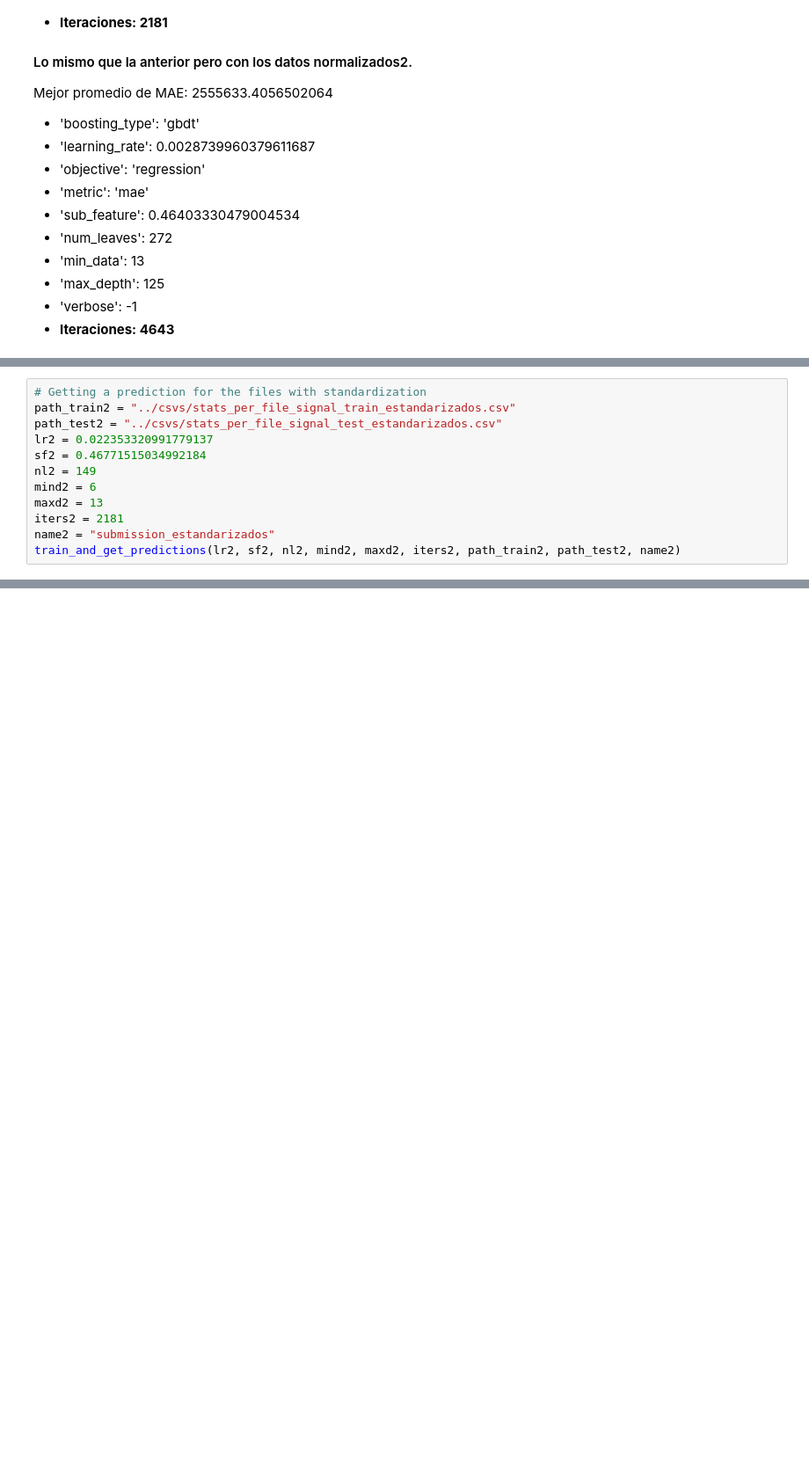
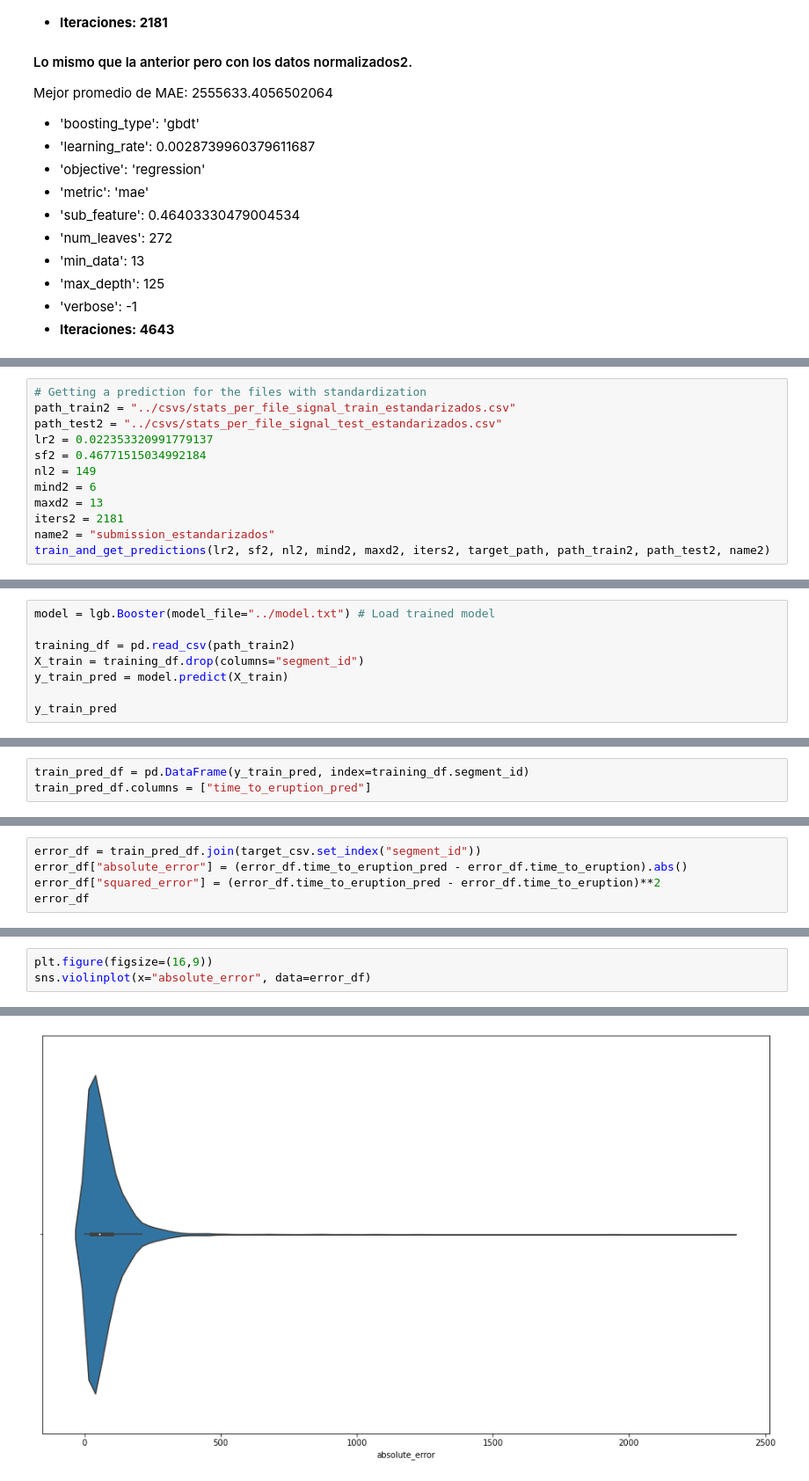
Before and after one commit to DanteBM/PronosticoErupciones, a Jupyter notebook: notebooks/NotebookMaestro.ipynb, the cells around one changed output, grey strips where cells are left out. Shown at 88% size. Drawn from its saved outputs; the diff is of its cells as text; blank space fills up the shorter version.

Commit message:
Notebook maestro a espera de train test split

```diff
--- a/notebooks/NotebookMaestro.ipynb
+++ b/notebooks/NotebookMaestro.ipynb
@@ -1208,4 +1223,4 @@ mind2 = 6
 maxd2 = 13
 iters2 = 2181
 name2 = "submission_estandarizados"
-train_and_get_predictions(lr2, sf2, nl2, mind2, maxd2, iters2, path_train2, path_test2, name2)
+train_and_get_predictions(lr2, sf2, nl2, mind2, maxd2, iters2, target_path, path_train2, path_test2, name2)
@@ -1227,0 +1243,8 @@ train_and_get_predictions(lr3, sf3, nl3, mind3, maxd3, iters3, path_train3, path
+# %%
+model = lgb.Booster(model_file="../model.txt") # Load trained model
+
+training_df = pd.read_csv(path_train2)
+X_train = training_df.drop(columns="segment_id")
+y_train_pred = model.predict(X_train)
+
+y_train_pred
@@ -1227,0 +1254,3 @@ train_and_get_predictions(lr3, sf3, nl3, mind3, maxd3, iters3, path_train3, path
+# %%
+train_pred_df = pd.DataFrame(y_train_pred, index=training_df.segment_id)
+train_pred_df.columns = ["time_to_eruption_pred"]
@@ -1227,0 +1272,5 @@ train_and_get_predictions(lr3, sf3, nl3, mind3, maxd3, iters3, path_train3, path
+# %%
+error_df = train_pred_df.join(target_csv.set_index("segment_id"))
+error_df["absolute_error"] = (error_df.time_to_eruption_pred - error_df.time_to_eruption).abs()
+error_df["squared_error"] = (error_df.time_to_eruption_pred - error_df.time_to_eruption)**2
+error_df
@@ -1227,0 +1304,4 @@ train_and_get_predictions(lr3, sf3, nl3, mind3, maxd3, iters3, path_train3, path
+# %%
+plt.figure(figsize=(16,9))
+sns.violinplot(x="absolute_error", data=error_df)
+# %% [output]
@@ -1227,0 +1309 @@ train_and_get_predictions(lr3, sf3, nl3, mind3, maxd3, iters3, path_train3, path
+[figure, added]
```
Also changed, not shown: parts of 24 cells of this notebook.
